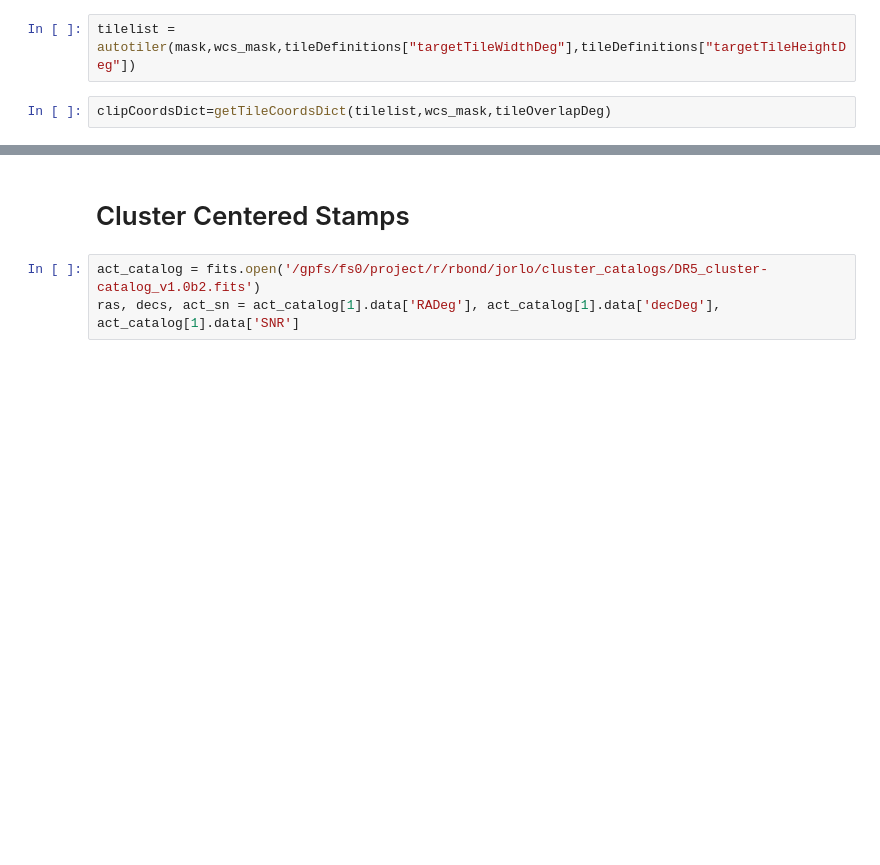
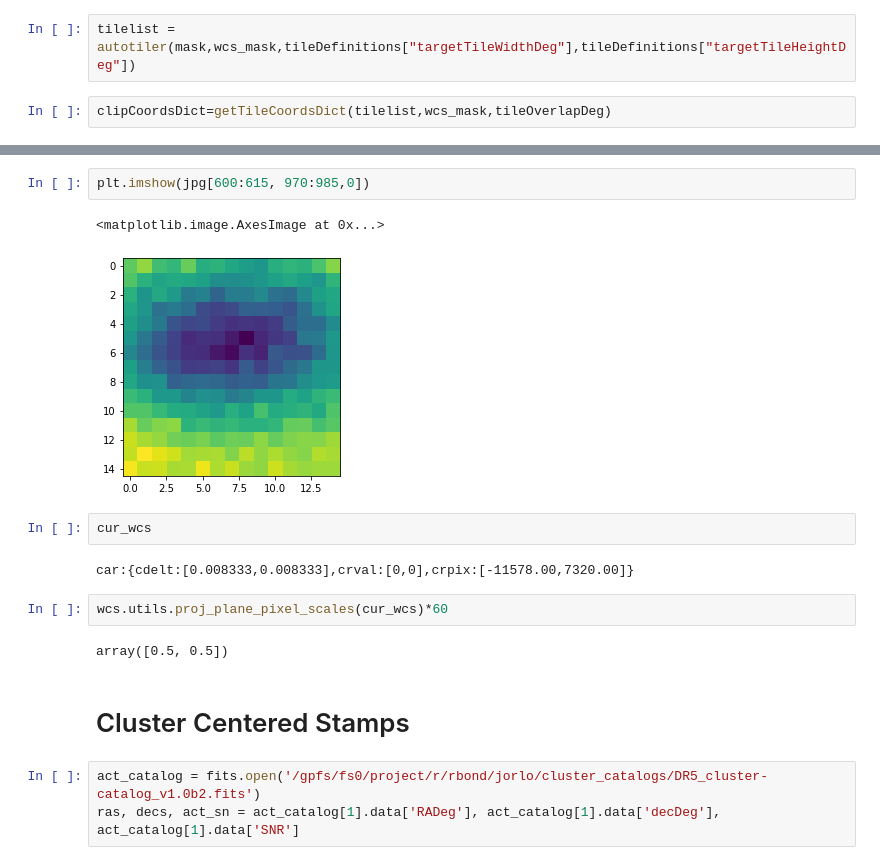
Before and after one commit to Sulla2012/ml-clusters, a Jupyter notebook: stamper_full.ipynb, the cells around one changed output, grey strips where cells are left out. Cells and saved outputs as stored; diff of their text form; blank space fills up the shorter version.

```diff
--- a/stamper_full.ipynb
+++ b/stamper_full.ipynb
@@ -93,3 +113,16 @@ for key in clipCoordsDict.keys():
+# %%
+plt.imshow(jpg[600:615, 970:985,0])
+# %% [output]
+<matplotlib.image.AxesImage at 0x...>
+[figure, added]
+# %%
+cur_wcs
+# %% [output]
+car:{cdelt:[0.008333,0.008333],crval:[0,0],crpix:[-11578.00,7320.00]}
+# %%
+wcs.utils.proj_plane_pixel_scales(cur_wcs)*60
+# %% [output]
+array([0.5, 0.5])
 # %% [markdown]
 # Cluster Centered Stamps
 # %%
```
Also changed, not shown: parts of 5 cells of this notebook, 3 other files.
